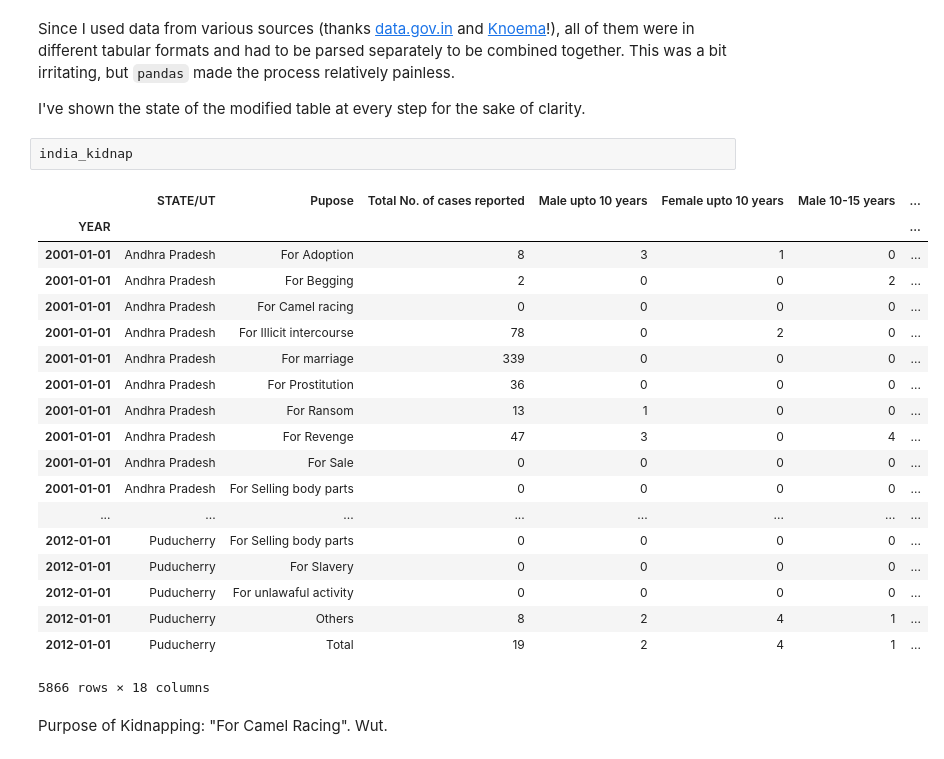
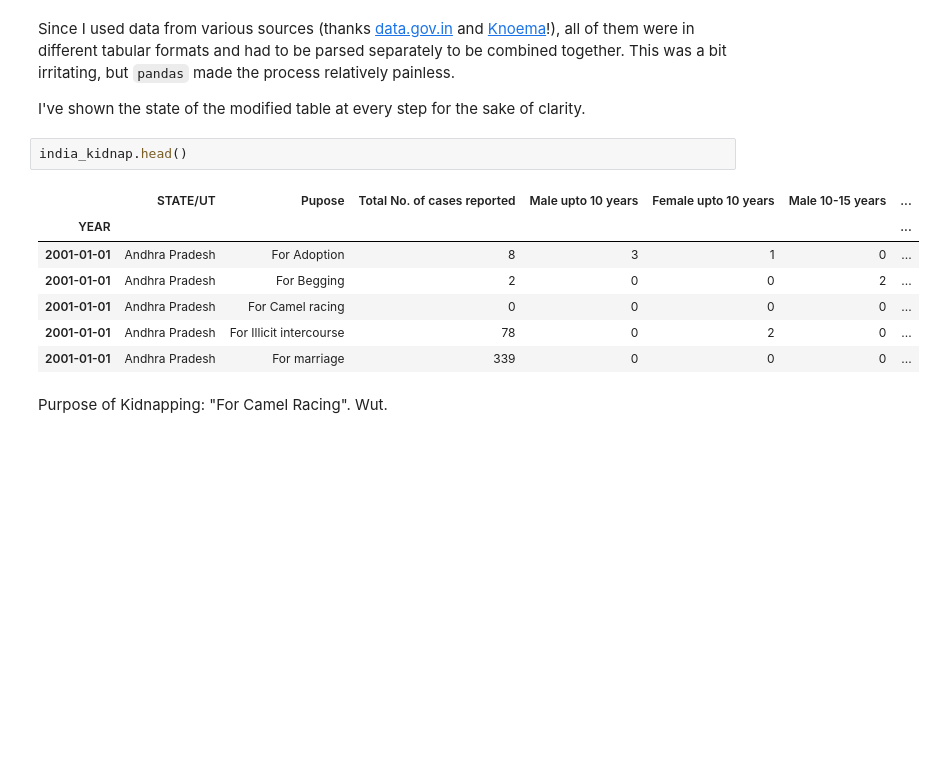
Before and after one commit to RadhikaG/misc, a Jupyter notebook: Crime Data Visualization-Blog Version.ipynb, the cells around one changed output. Saved outputs shown, nothing was run; the diff lists cells and outputs as text; blank space fills up the shorter version.

```diff
--- a/Crime Data Visualization-Blog Version.ipynb
+++ b/Crime Data Visualization-Blog Version.ipynb
@@ -43,27 +43,15 @@ Since I used data from various sources (thanks [data.gov.in](http://data.gov.in)
 
 I've shown the state of the modified table at every step for the sake of clarity.
 # %%
-india_kidnap
+india_kidnap.head()
 # %% [output]
 |  | STATE/UT | Pupose | Total No. of cases reported | Male upto 10 years | Female upto 10 years | Male 10-15 years | ... |
 | YEAR |  |  |  |  |  |  | ... |
 | 2001-01-01 | Andhra Pradesh | For Adoption | 8 | 3 | 1 | 0 | ... |
 | 2001-01-01 | Andhra Pradesh | For Begging | 2 | 0 | 0 | 2 | ... |
 | 2001-01-01 | Andhra Pradesh | For Camel racing | 0 | 0 | 0 | 0 | ... |
 | 2001-01-01 | Andhra Pradesh | For Illicit intercourse | 78 | 0 | 2 | 0 | ... |
 | 2001-01-01 | Andhra Pradesh | For marriage | 339 | 0 | 0 | 0 | ... |
-| 2001-01-01 | Andhra Pradesh | For Prostitution | 36 | 0 | 0 | 0 | ... |
-| 2001-01-01 | Andhra Pradesh | For Ransom | 13 | 1 | 0 | 0 | ... |
-| 2001-01-01 | Andhra Pradesh | For Revenge | 47 | 3 | 0 | 4 | ... |
-| 2001-01-01 | Andhra Pradesh | For Sale | 0 | 0 | 0 | 0 | ... |
-| 2001-01-01 | Andhra Pradesh | For Selling body parts | 0 | 0 | 0 | 0 | ... |
-| ... | ... | ... | ... | ... | ... | ... | ... |
-| 2012-01-01 | Puducherry | For Selling body parts | 0 | 0 | 0 | 0 | ... |
-| 2012-01-01 | Puducherry | For Slavery | 0 | 0 | 0 | 0 | ... |
-| 2012-01-01 | Puducherry | For unlawaful activity | 0 | 0 | 0 | 0 | ... |
-| 2012-01-01 | Puducherry | Others | 8 | 2 | 4 | 1 | ... |
-| 2012-01-01 | Puducherry | Total | 19 | 2 | 4 | 1 | ... |
-5866 rows × 18 columns
 # %% [markdown]
 Purpose of Kidnapping: "For Camel Racing". Wut.
 # %%
```
Also changed, not shown: parts of 8 cells of this notebook.
